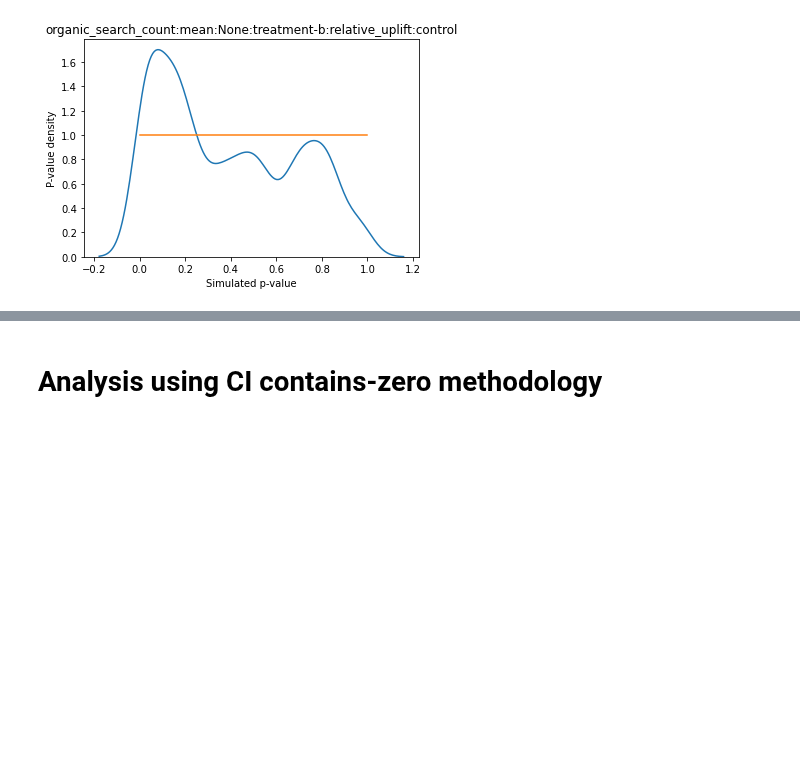
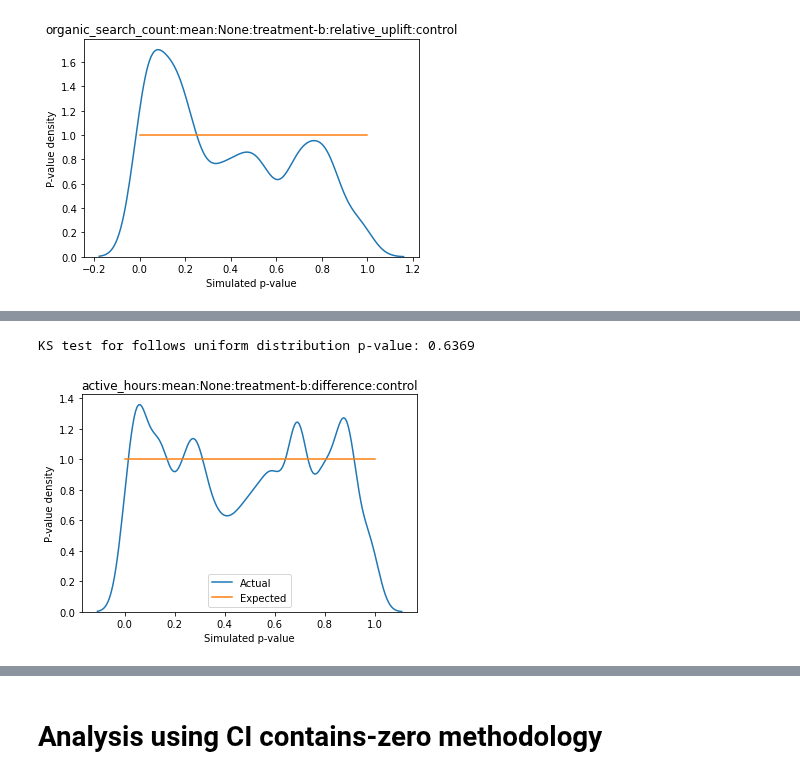
Before and after one commit to mozilla/jetstream, a Jupyter notebook: Analyze Multiple Simulations.ipynb, the cells around one changed output, grey strips where cells are left out. Cells and saved outputs as stored; diff of their text form; code cells hidden in the pictures; blank space fills up the shorter version.

```diff
--- a/Analyze Multiple Simulations.ipynb
+++ b/Analyze Multiple Simulations.ipynb
@@ -155,0 +208,5 @@ plt.close('all')
+# %%
+plot_pvalue_distribution_for_metric('active_hours', 'mean', 'treatment-b', 'difference')
+# %% [output]
+KS test for follows uniform distribution p-value: 0.6369
+[figure, added]
```
Also changed, not shown: parts of 23 cells of this notebook.
